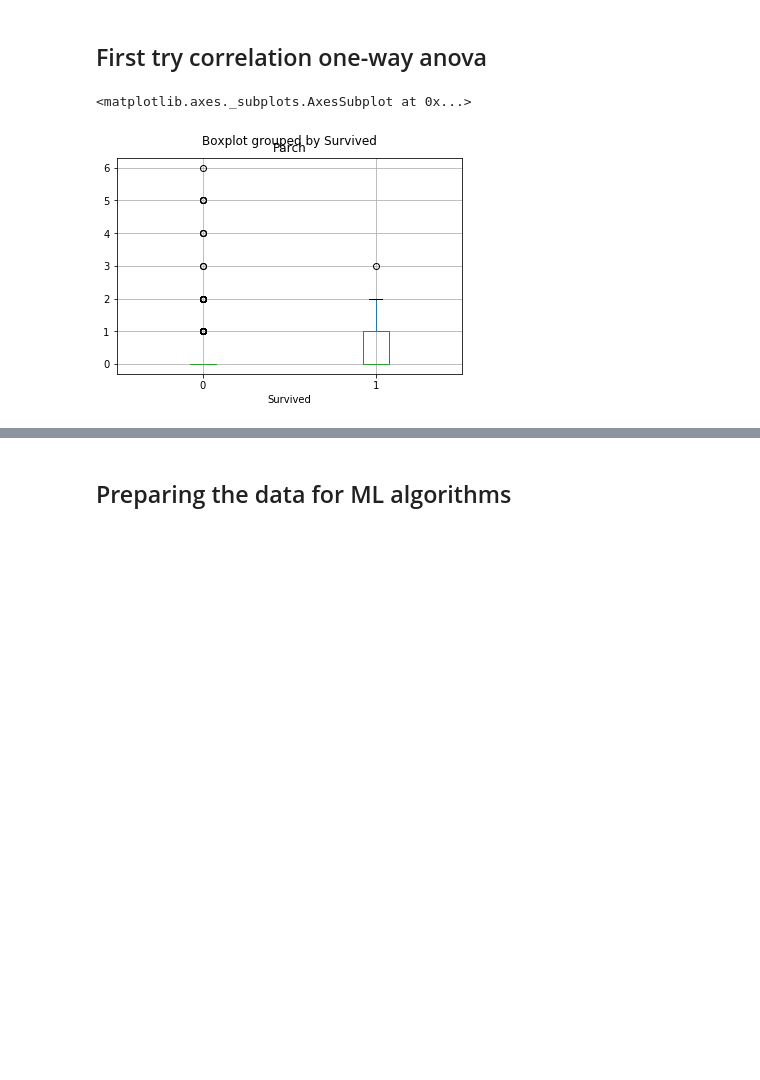
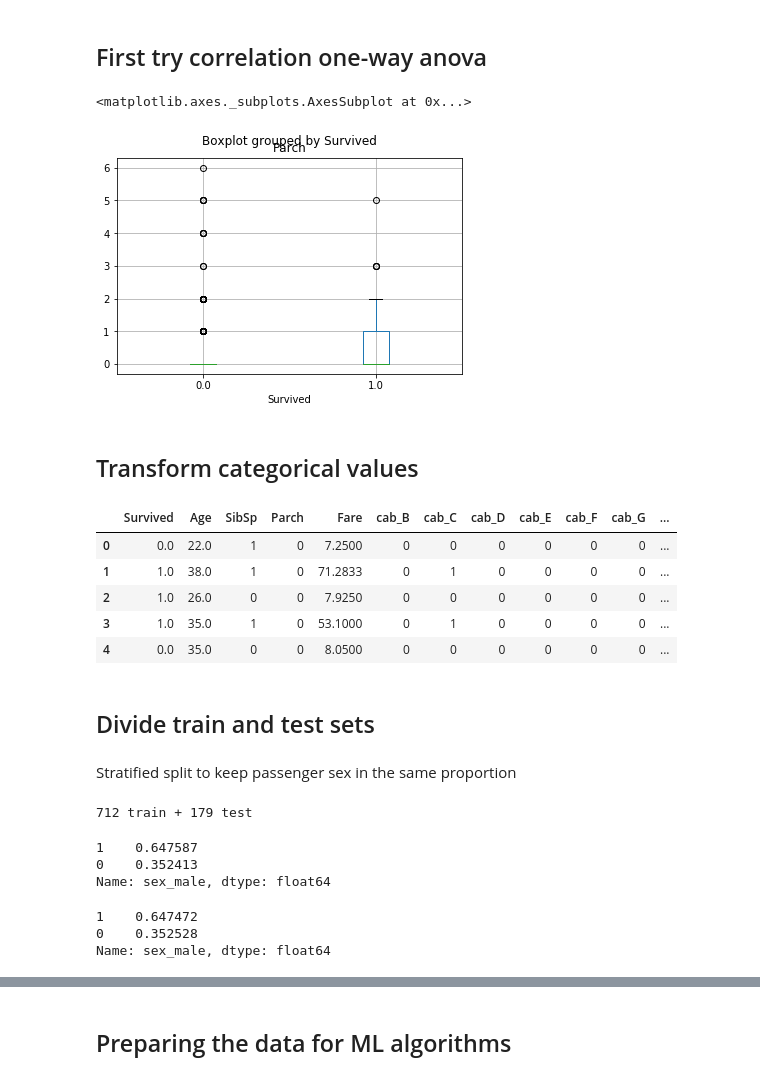
Before and after one commit to AnaRuizS/CSmachineLearning, a Jupyter notebook: Ml_titanic.ipynb, the cells around one changed output, grey strips where cells are left out. Cells and saved outputs as stored; diff of their text form; code cells hidden in the pictures; blank space fills up the shorter version.

```diff
--- a/Ml_titanic.ipynb
+++ b/Ml_titanic.ipynb
@@ -168,9 +154,11 @@ array([[<matplotlib.axes._subplots.AxesSubplot object at 0x...>,
 # %%
 from scipy import stats
 # F,p=stats.f_oneway(strat_train_set[''])
-strat_train_set.boxplot("Parch", by ='Survived')
+all_titanic.boxplot("Parch", by ='Survived')
 # %% [output]
 <matplotlib.axes._subplots.AxesSubplot at 0x...>
-[figure, old version]
+[figure, new version]
 # %%
 # Try chi square to find correlations
+# %% [markdown]
+## Transform categorical values
@@ -176,0 +170,5 @@ strat_train_set.boxplot("Parch", by ='Survived')
+# %%
+all_titanic.drop(['Cabin','Sex','Pclass','Embarked'],axis=1,inplace=True)
+# %%
+all_titanic['Age'].fillna(all_titanic['Age'].median(), inplace=True)
+all_titanic['Fare'].fillna(all_titanic['Fare'].median(),inplace=True)
@@ -176,0 +177,18 @@ strat_train_set.boxplot("Parch", by ='Survived')
+# %%
+titanic_train=all_titanic.iloc[0:891]
+titanic_unseen=all_titanic.iloc[891:]
+# %%
+titanic_train=titanic_train.drop(['Name','PassengerId'],axis=1)
+# %%
+titanic_train.head()
+# %% [output]
+|  | Survived | Age | SibSp | Parch | Fare | cab_B | cab_C | cab_D | cab_E | cab_F | cab_G | ... |
+| 0 | 0.0 | 22.0 | 1 | 0 | 7.2500 | 0 | 0 | 0 | 0 | 0 | 0 | ... |
+| 1 | 1.0 | 38.0 | 1 | 0 | 71.2833 | 0 | 1 | 0 | 0 | 0 | 0 | ... |
+| 2 | 1.0 | 26.0 | 0 | 0 | 7.9250 | 0 | 0 | 0 | 0 | 0 | 0 | ... |
+| 3 | 1.0 | 35.0 | 1 | 0 | 53.1000 | 0 | 1 | 0 | 0 | 0 | 0 | ... |
+| 4 | 0.0 | 35.0 | 0 | 0 | 8.0500 | 0 | 0 | 0 | 0 | 0 | 0 | ... |
+# %% [markdown]
+## Divide train and test sets
+# %% [markdown]
+Stratified split to keep passenger sex in the same proportion
@@ -176,0 +201,16 @@ strat_train_set.boxplot("Parch", by ='Survived')
+# %%
+print(len(strat_titanic_train), "train +", len(strat_titanic_test), "test")
+# %% [output]
+712 train + 179 test
+# %%
+titanic_train['sex_male'].value_counts()/len(titanic_train)
+# %% [output]
+1    0.647587
+0    0.352413
+Name: sex_male, dtype: float64
+# %%
+strat_titanic_train['sex_male'].value_counts()/len(strat_titanic_train)
+# %% [output]
+1    0.647472
+0    0.352528
+Name: sex_male, dtype: float64
```
Also changed, not shown: parts of 68 cells of this notebook.
